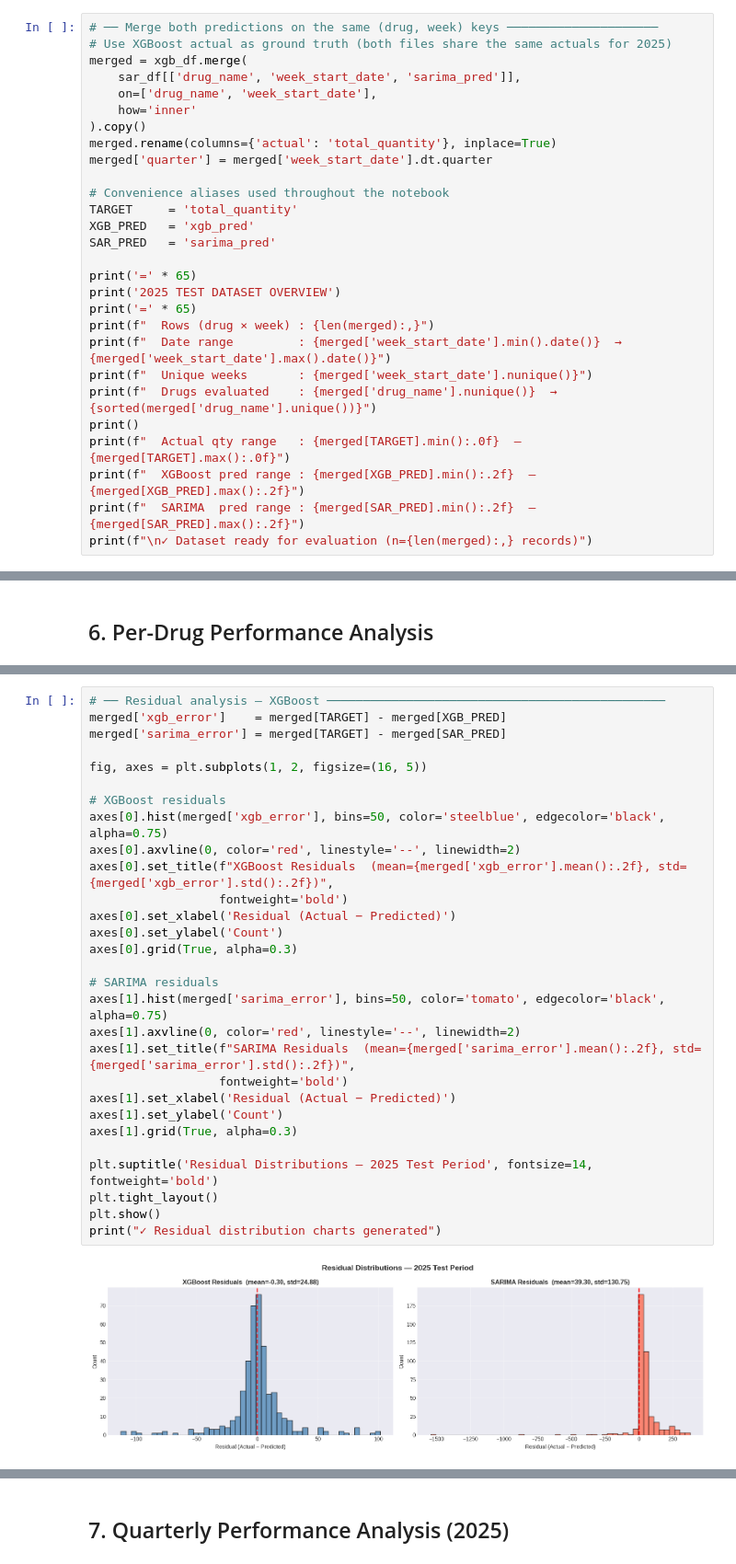
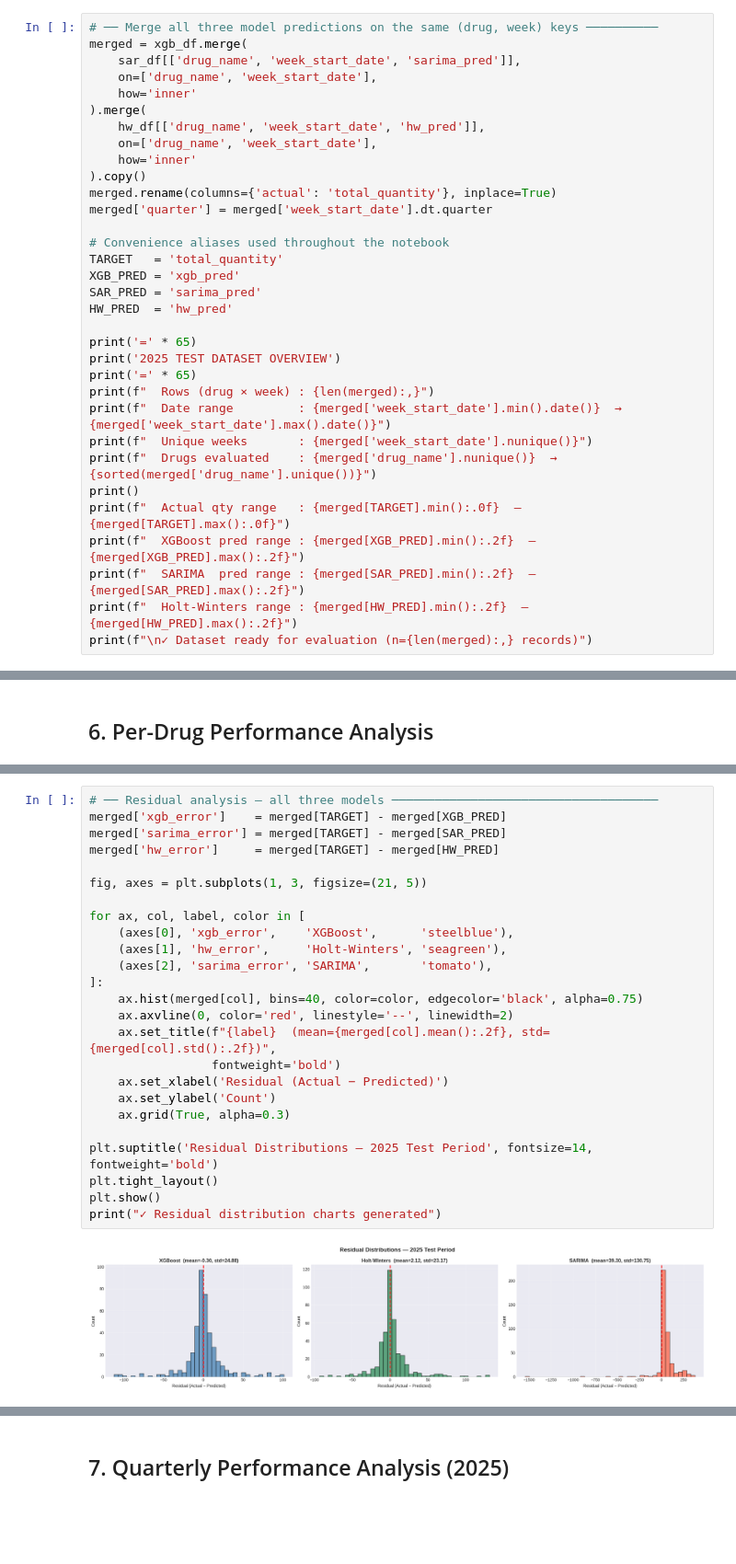
Before and after one commit to onchonga-programmer/pharmacy-forecasting-system, a Jupyter notebook: notebooks/model_validation.ipynb, the cells around one changed output, grey strips where cells are left out. Shown at 92% size. Drawn from its saved outputs; the diff is of its cells as text; blank space fills up the shorter version.

```diff
--- a/notebooks/model_validation.ipynb
+++ b/notebooks/model_validation.ipynb
@@ -103,10 +117,13 @@ XGBoost val period   : 2025
 
 Both XGBoost and SARIMA predictions were computed in their respective training notebooks and saved to CSV. This notebook loads those files and performs a head-to-head evaluation.
 # %%
-# ── Merge both predictions on the same (drug, week) keys ─────────────────────
-# Use XGBoost actual as ground truth (both files share the same actuals for 2025)
+# ── Merge all three model predictions on the same (drug, week) keys ──────────
 merged = xgb_df.merge(
     sar_df[['drug_name', 'week_start_date', 'sarima_pred']],
+    on=['drug_name', 'week_start_date'],
+    how='inner'
+).merge(
+    hw_df[['drug_name', 'week_start_date', 'hw_pred']],
     on=['drug_name', 'week_start_date'],
     how='inner'
 ).copy()
@@ -114,9 +131,10 @@ merged.rename(columns={'actual': 'total_quantity'}, inplace=True)
 merged['quarter'] = merged['week_start_date'].dt.quarter
 
 # Convenience aliases used throughout the notebook
-TARGET     = 'total_quantity'
-XGB_PRED   = 'xgb_pred'
-SAR_PRED   = 'sarima_pred'
+TARGET   = 'total_quantity'
+XGB_PRED = 'xgb_pred'
+SAR_PRED = 'sarima_pred'
+HW_PRED  = 'hw_pred'
 
 print('=' * 65)
 print('2025 TEST DATASET OVERVIEW')
@@ -129,6 +147,7 @@ print()
 print(f"  Actual qty range   : {merged[TARGET].min():.0f}  –  {merged[TARGET].max():.0f}")
 print(f"  XGBoost pred range : {merged[XGB_PRED].min():.2f}  –  {merged[XGB_PRED].max():.2f}")
 print(f"  SARIMA  pred range : {merged[SAR_PRED].min():.2f}  –  {merged[SAR_PRED].max():.2f}")
+print(f"  Holt-Winters range : {merged[HW_PRED].min():.2f}  –  {merged[HW_PRED].max():.2f}")
 print(f"\n✓ Dataset ready for evaluation (n={len(merged):,} records)")
 # %% [output]
 =================================================================
@@ -415,34 +460,30 @@ print("✓ Per-drug comparison charts generated")
 ✓ Per-drug comparison charts generated
 # %%
-# ── Residual analysis — XGBoost ───────────────────────────────────────────────
+# ── Residual analysis — all three models ─────────────────────────────────────
 merged['xgb_error']    = merged[TARGET] - merged[XGB_PRED]
 merged['sarima_error'] = merged[TARGET] - merged[SAR_PRED]
+merged['hw_error']     = merged[TARGET] - merged[HW_PRED]
 
-fig, axes = plt.subplots(1, 2, figsize=(16, 5))
+fig, axes = plt.subplots(1, 3, figsize=(21, 5))
 
-# XGBoost residuals
-axes[0].hist(merged['xgb_error'], bins=50, color='steelblue', edgecolor='black', alpha=0.75)
-axes[0].axvline(0, color='red', linestyle='--', linewidth=2)
-axes[0].set_title(f"XGBoost Residuals  (mean={merged['xgb_error'].mean():.2f}, std={merged['xgb_error'].std():.2f})",
-                  fontweight='bold')
-axes[0].set_xlabel('Residual (Actual − Predicted)')
-axes[0].set_ylabel('Count')
-axes[0].grid(True, alpha=0.3)
-
-# SARIMA residuals
-axes[1].hist(merged['sarima_error'], bins=50, color='tomato', edgecolor='black', alpha=0.75)
-axes[1].axvline(0, color='red', linestyle='--', linewidth=2)
-axes[1].set_title(f"SARIMA Residuals  (mean={merged['sarima_error'].mean():.2f}, std={merged['sarima_error'].std():.2f})",
-                  fontweight='bold')
-axes[1].set_xlabel('Residual (Actual − Predicted)')
-axes[1].set_ylabel('Count')
-axes[1].grid(True, alpha=0.3)
+for ax, col, label, color in [
+    (axes[0], 'xgb_error',    'XGBoost',      'steelblue'),
+    (axes[1], 'hw_error',     'Holt-Winters', 'seagreen'),
+    (axes[2], 'sarima_error', 'SARIMA',       'tomato'),
+]:
+    ax.hist(merged[col], bins=40, color=color, edgecolor='black', alpha=0.75)
+    ax.axvline(0, color='red', linestyle='--', linewidth=2)
+    ax.set_title(f"{label}  (mean={merged[col].mean():.2f}, std={merged[col].std():.2f})",
+                 fontweight='bold')
+    ax.set_xlabel('Residual (Actual − Predicted)')
+    ax.set_ylabel('Count')
+    ax.grid(True, alpha=0.3)
 
 plt.suptitle('Residual Distributions — 2025 Test Period', fontsize=14, fontweight='bold')
 plt.tight_layout()
 plt.show()
 print("✓ Residual distribution charts generated")
 # %% [output]
-[figure, old version]
+[figure, new version]
 ✓ Residual distribution charts generated
 # %%
```
Also changed, not shown: parts of 14 cells of this notebook, 2 other files.
